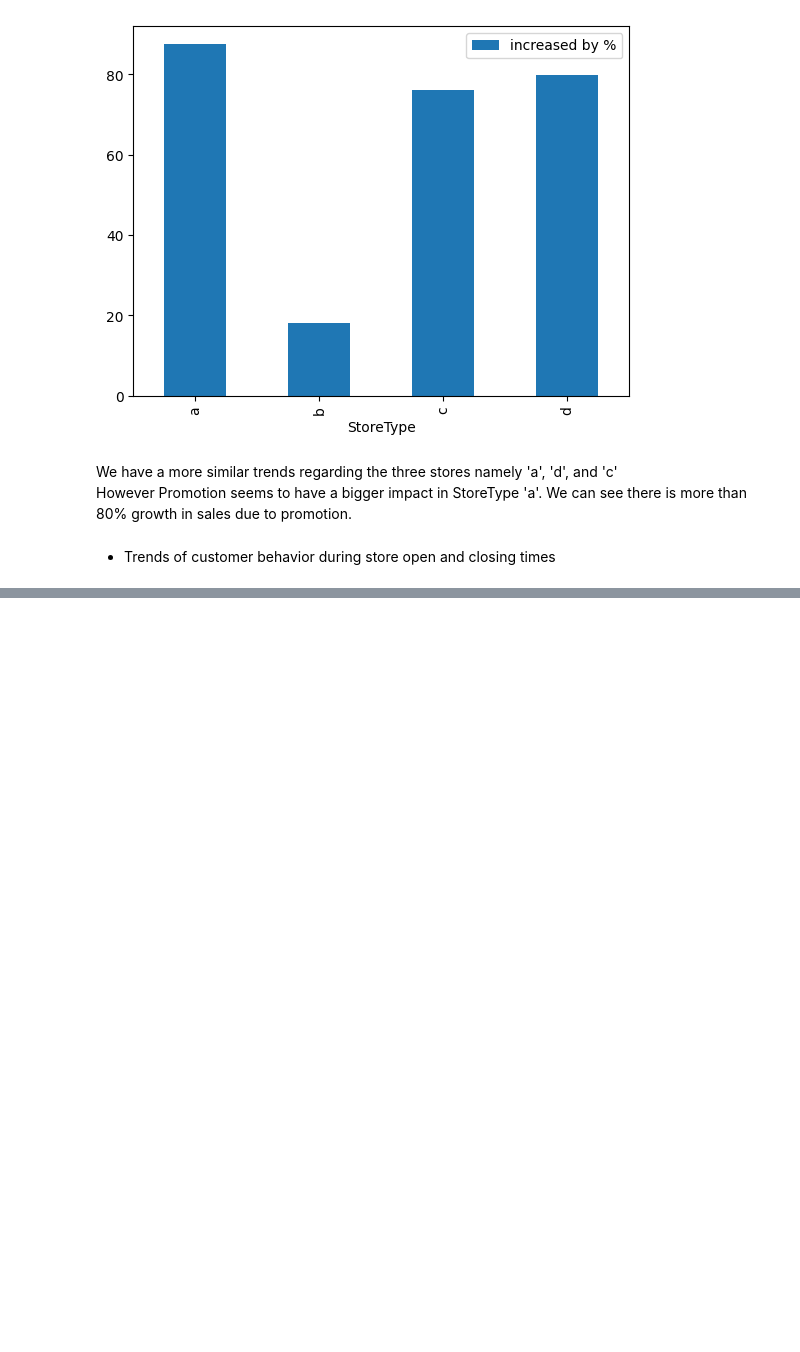
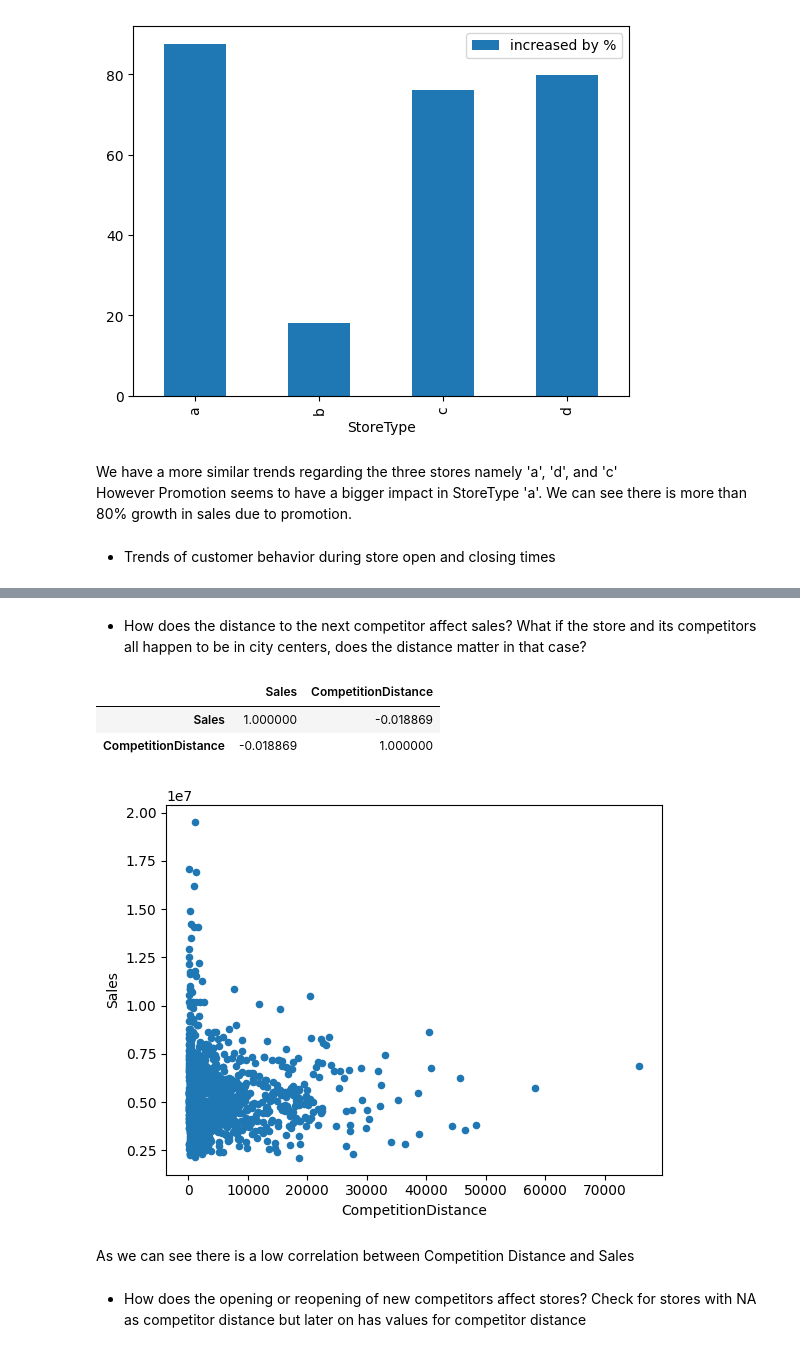
Before and after one commit to Nathnael12/pharmaceutical-sales-prediction, a Jupyter notebook: notbooks/data_exploration.ipynb, the cells around one changed output, grey strips where cells are left out. Saved outputs shown, nothing was run; the diff lists cells and outputs as text; code cells hidden in the pictures; blank space fills up the shorter version.

```diff
--- a/notbooks/data_exploration.ipynb
+++ b/notbooks/data_exploration.ipynb
@@ -553,0 +611,19 @@ sunday_open_customers = sunday_sales_df.groupby("DayOfWeek").agg({"Customers": "
+# %% [markdown]
+- How does the distance to the next competitor affect sales? What if the store and its competitors all happen to be in city centers, does the distance matter in that case?
+# %%
+competition_df = complete_train_date_indexed[["Store", "Sales", "Customers", "StoreType", "CompetitionDistance"]]
+competition_df_agg = competition_df.groupby("Store").agg({"Sales": "sum", "Customers" : "sum",
+                                                      "CompetitionDistance": "mean"})
+competition_df_agg.plot(x='CompetitionDistance', y='Sales',kind='scatter')
+
+competition_df_corr = competition_df[["Sales", "CompetitionDistance"]].corr()
+display(competition_df_corr)
+# %% [output]
+|  | Sales | CompetitionDistance |
+| Sales | 1.000000 | -0.018869 |
+| CompetitionDistance | -0.018869 | 1.000000 |
+[figure, added]
+# %% [markdown]
+As we can see there is a low correlation between Competition Distance and Sales
+# %% [markdown]
+- How does the opening or reopening of new competitors affect stores? Check for stores with NA as competitor distance but later on has values for competitor distance
```
Also changed, not shown: parts of 15 cells of this notebook, 1 other file.
